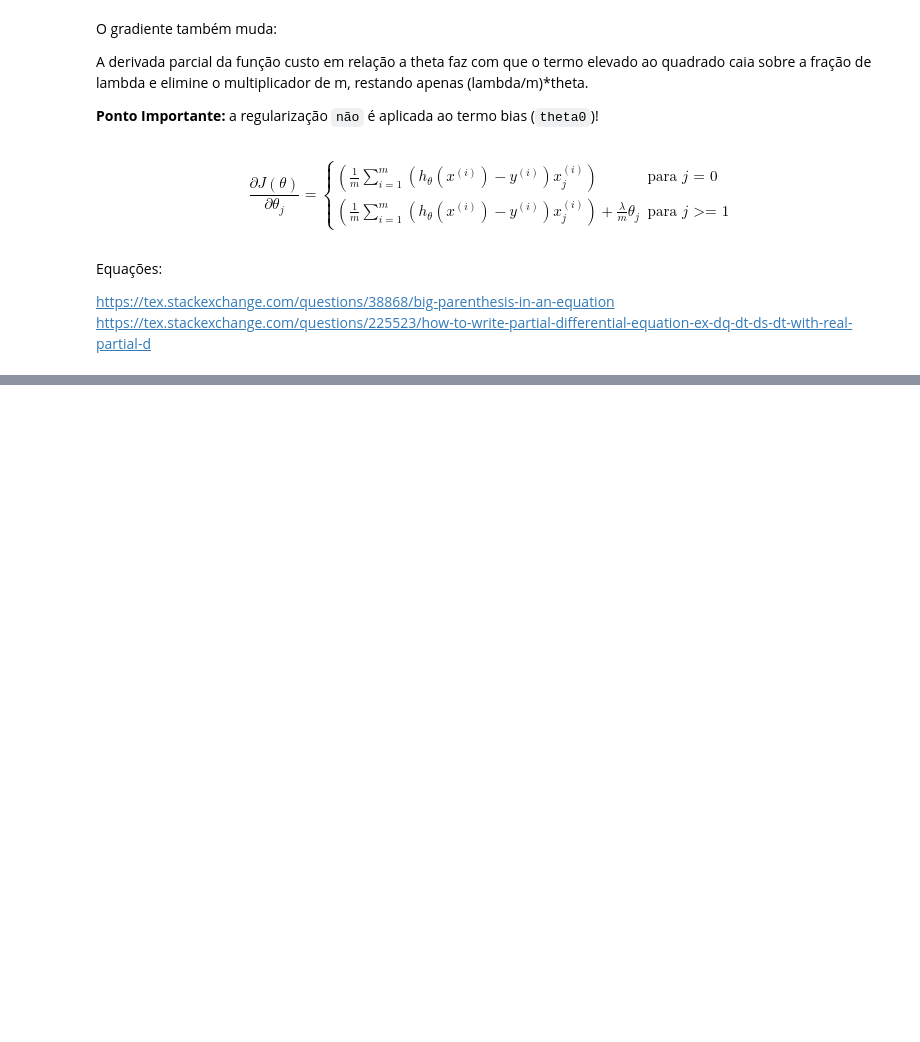
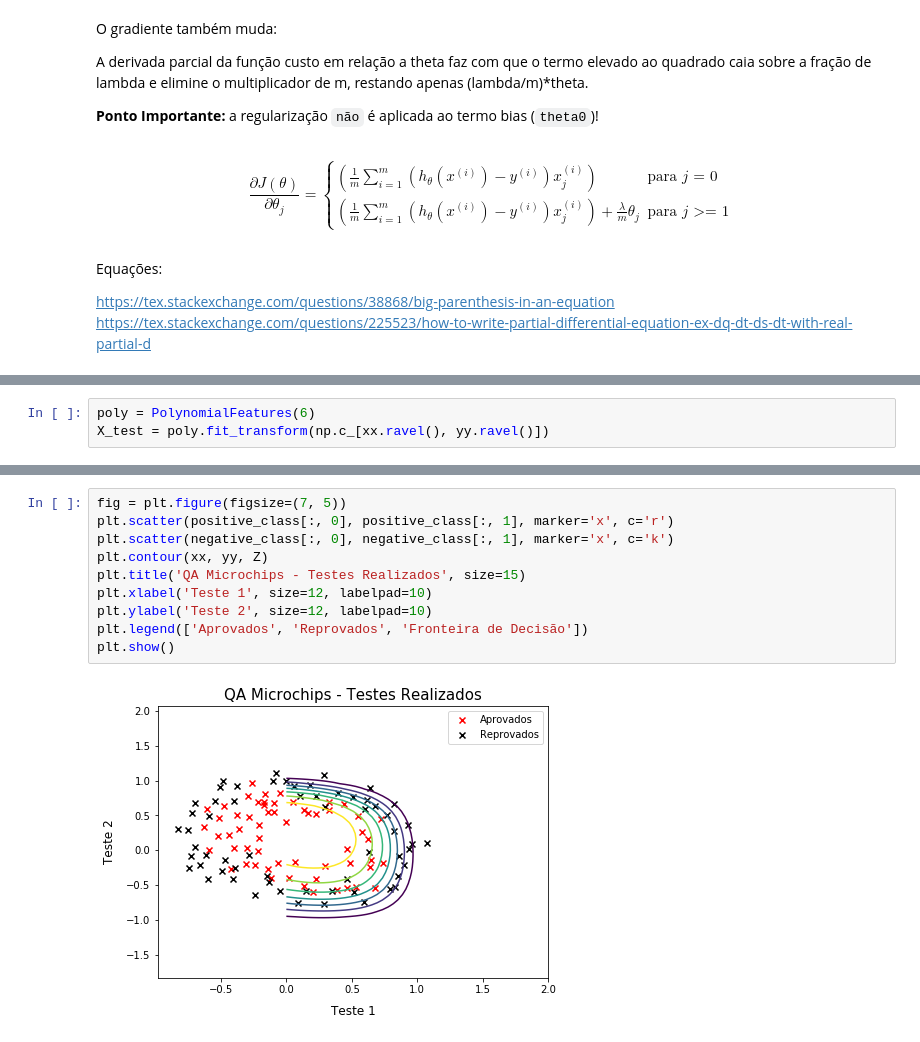
Before and after one commit to APILASTRI/coursera-stanford, a Jupyter notebook: machine-learning/exercises/machine-learning-ex2/ex2-python/ex2.2-python-complete.ipynb, the cells around one changed output, grey strips where cells are left out. Drawn from its saved outputs; the diff is of its cells as text; blank space fills up the shorter version.

```diff
--- a/machine-learning/exercises/machine-learning-ex2/ex2-python/ex2.2-python-complete.ipynb
+++ b/machine-learning/exercises/machine-learning-ex2/ex2-python/ex2.2-python-complete.ipynb
@@ -352,0 +788,3 @@ array([[8.47457627e-03],
+# %%
+poly = PolynomialFeatures(6)
+X_test = poly.fit_transform(np.c_[xx.ravel(), yy.ravel()])
@@ -352,0 +822,12 @@ array([[8.47457627e-03],
+# %%
+fig = plt.figure(figsize=(7, 5))
+plt.scatter(positive_class[:, 0], positive_class[:, 1], marker='x', c='r')
+plt.scatter(negative_class[:, 0], negative_class[:, 1], marker='x', c='k')
+plt.contour(xx, yy, Z)
+plt.title('QA Microchips - Testes Realizados', size=15)
+plt.xlabel('Teste 1', size=12, labelpad=10)
+plt.ylabel('Teste 2', size=12, labelpad=10)
+plt.legend(['Aprovados', 'Reprovados', 'Fronteira de Decisão'])
+plt.show()
+# %% [output]
+[figure, added]
```
Also changed, not shown: parts of 69 cells of this notebook, 1 other file.
